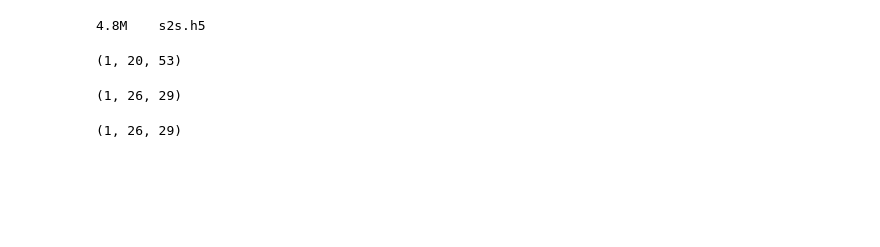
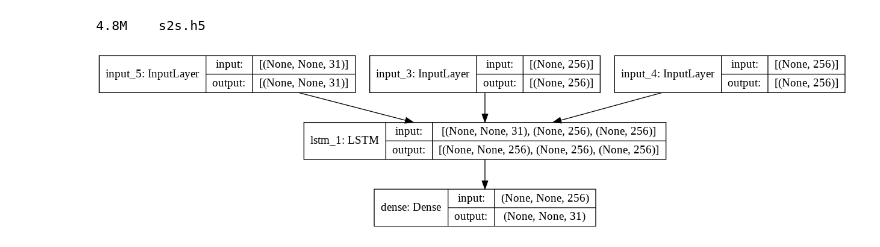
Before and after one commit to rajashekar/colab, a Jupyter notebook: Transliterate.ipynb, the cells around one changed output. Cells and saved outputs as stored; diff of their text form; code cells hidden in the pictures; blank space fills up the shorter version.

```diff
--- a/Transliterate.ipynb
+++ b/Transliterate.ipynb
@@ -217,5 +273,27 @@ total 5665
 !du -sh s2s.h5
 # %% [output]
 4.8M    s2s.h5
+# %%
+# Predictions
+encoder_model = Model(encoder_inputs, encoder_states)
+
+decoder_state_input_h = Input(shape=(latent_dim,))
+decoder_state_input_c = Input(shape=(latent_dim,))
+decoder_states_inputs = [decoder_state_input_h, decoder_state_input_c]
+
+decoder_inputs_single = Input(shape=(None, num_decoder_tokens))
+decoder_outputs, h, c = decoder_lstm(decoder_inputs_single, initial_state=decoder_states_inputs)
+
+decoder_states = [h, c]
+decoder_outputs = decoder_dense(decoder_outputs)
+
+decoder_model = Model(
+    [decoder_inputs_single] + decoder_states_inputs,
+    [decoder_outputs] + decoder_states
+)
+# %%
+tf.keras.utils.plot_model(decoder_model, to_file='model_plot_dec.png', show_shapes=True, show_layer_names=True)
+# %% [output]
+[figure, added]
 # %%
 input_data = np.zeros((1, max_encoder_seq_length, num_encoder_tokens), dtype='float32')
@@ -223,11 +301,3 @@ decoder_data = np.zeros((1, max_decoder_seq_length, num_decoder_tokens), dtype='
 test_input = 'राजशेखर'
 for t, char in enumerate(test_input):
   input_data[0, t, input_token_index[char]] = 1.
-# %%
-input_data.shape
-# %% [output]
-(1, 20, 53)
-# %%
-decoder_data.shape
-# %% [output]
-(1, 26, 29)
@@ -236,4 +303,0 @@ prediction = model.predict([input_data, decoder_data])
-# %%
-prediction.shape
-# %% [output]
-(1, 26, 29)
```
Also changed, not shown: parts of 32 cells of this notebook.
